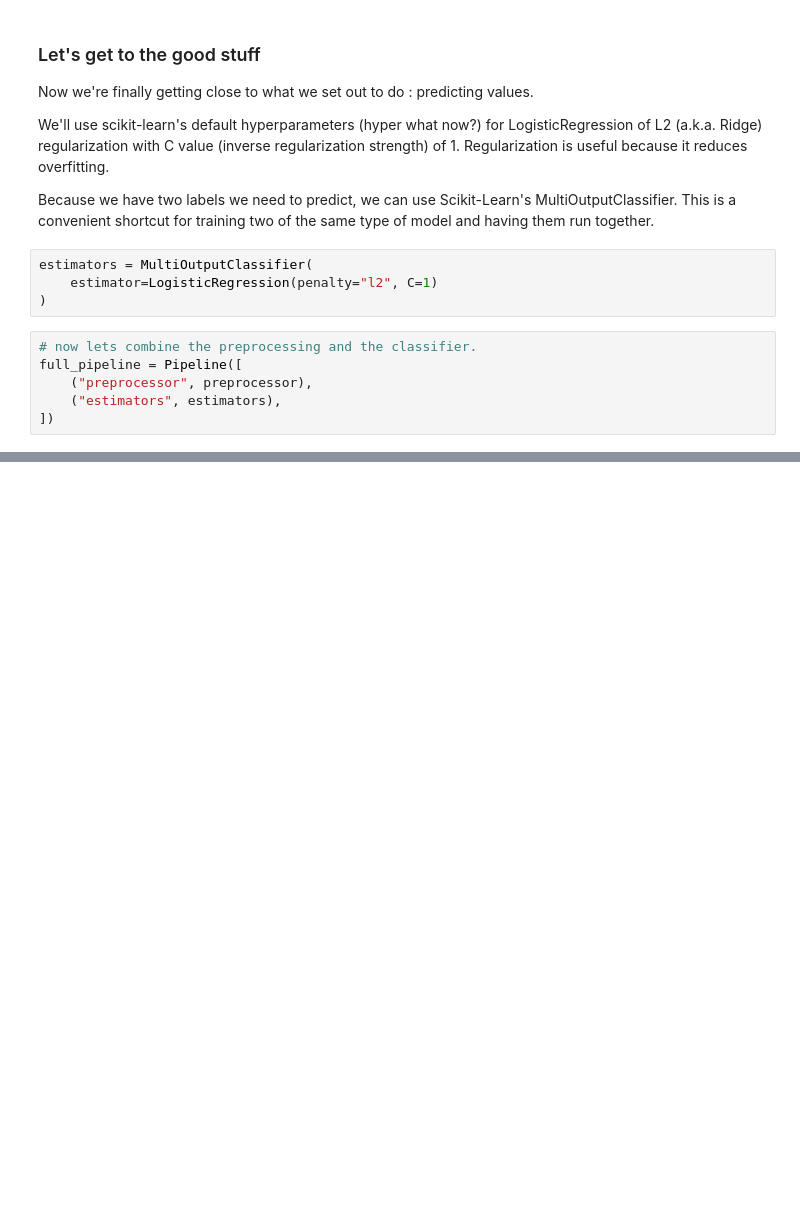
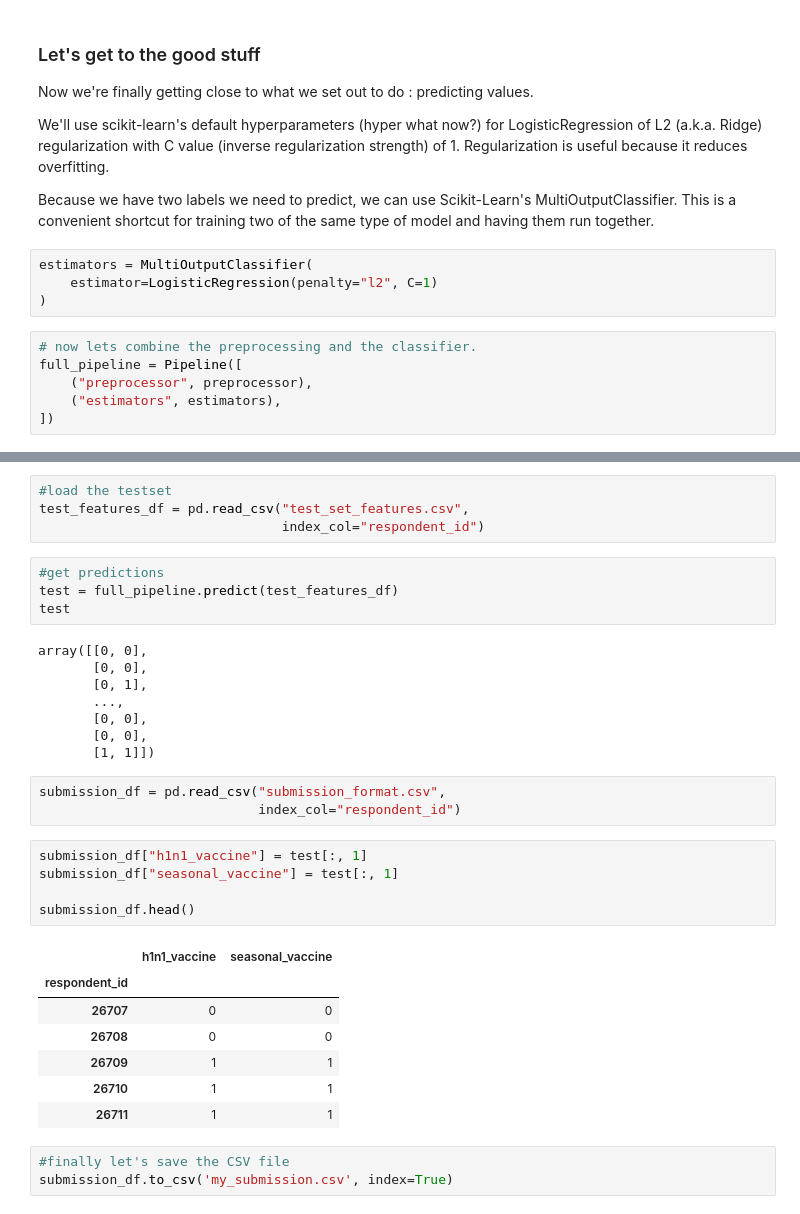
Before and after one commit to haritha-j/alchemize, a Jupyter notebook: flu/data_analytics.ipynb, the cells around one changed output, grey strips where cells are left out. Drawn from its saved outputs; the diff is of its cells as text; blank space fills up the shorter version.

```diff
--- a/flu/data_analytics.ipynb
+++ b/flu/data_analytics.ipynb
@@ -409,0 +626,35 @@ full_pipeline
+# %%
+#load the testset
+test_features_df = pd.read_csv("test_set_features.csv",
+                               index_col="respondent_id")
+# %%
+#get predictions
+test = full_pipeline.predict(test_features_df)
+test
+# %% [output]
+array([[0, 0],
+       [0, 0],
+       [0, 1],
+       ...,
+       [0, 0],
+       [0, 0],
+       [1, 1]])
+# %%
+submission_df = pd.read_csv("submission_format.csv",
+                            index_col="respondent_id")
+# %%
+submission_df["h1n1_vaccine"] = test[:, 1]
+submission_df["seasonal_vaccine"] = test[:, 1]
+
+submission_df.head()
+# %% [output]
+|  | h1n1_vaccine | seasonal_vaccine |
+| respondent_id |  |  |
+| 26707 | 0 | 0 |
+| 26708 | 0 | 0 |
+| 26709 | 1 | 1 |
+| 26710 | 1 | 1 |
+| 26711 | 1 | 1 |
+# %%
+#finally let's save the CSV file
+submission_df.to_csv('my_submission.csv', index=True)
```
Also changed, not shown: parts of 29 cells of this notebook.
